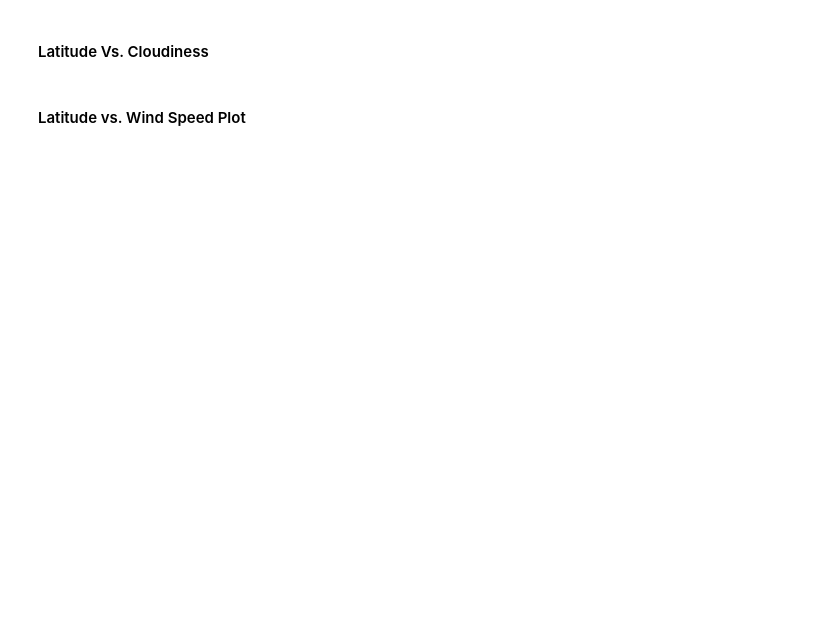
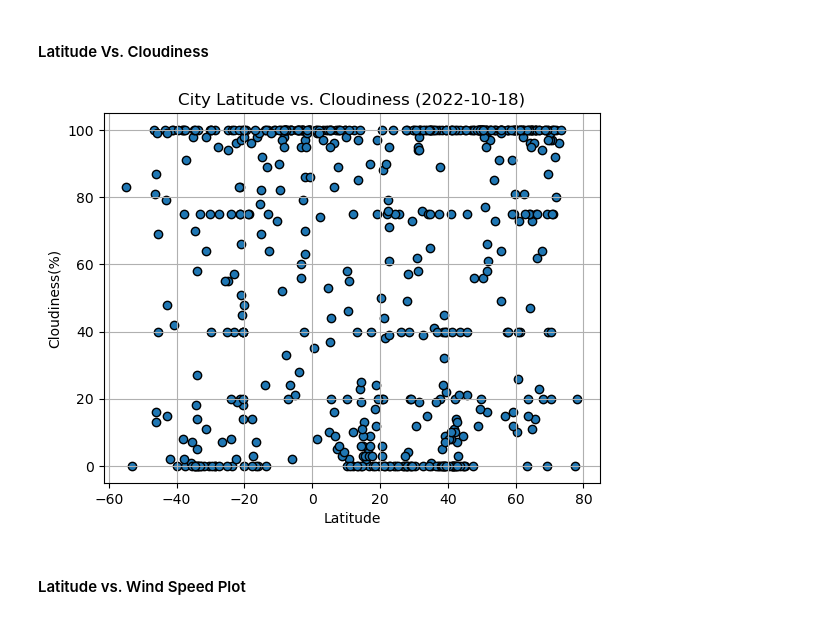
Before and after one commit to JayLaxami/python_api_challenge, a Jupyter notebook: weatherPy/WeatherPy.ipynb, the cells around one changed output. Drawn from its saved outputs; the diff is of its cells as text; code cells hidden in the pictures; blank space fills up the shorter version.

```diff
--- a/weatherPy/WeatherPy.ipynb
+++ b/weatherPy/WeatherPy.ipynb
@@ -213,16 +240,24 @@ plt.show()
 #### Latitude Vs. Cloudiness
 # %%
 # Build the scatter plots for latitude vs. cloudiness
-# YOUR CODE HERE
+
+latitude = city_data_df["Lat"]
+clouds = city_data_df["Cloudiness"]
 
 # Incorporate the other graph properties
-# YOUR CODE HERE
+plt.scatter(latitude, clouds ,marker="o",edgecolors="black")
+plt.grid()
+plt.title("City Latitude vs. Cloudiness (2022-10-18)")
+plt.xlabel("Latitude")
+plt.ylabel("Cloudiness(%)")
 
 # Save the figure
 plt.savefig("output_data/Fig3.png")
 
 # Show plot
 plt.show()
+# %% [output]
+[figure, added]
 # %% [markdown]
 #### Latitude vs. Wind Speed Plot
 # %%
```
Also changed, not shown: parts of 27 cells of this notebook, 17 other files.
